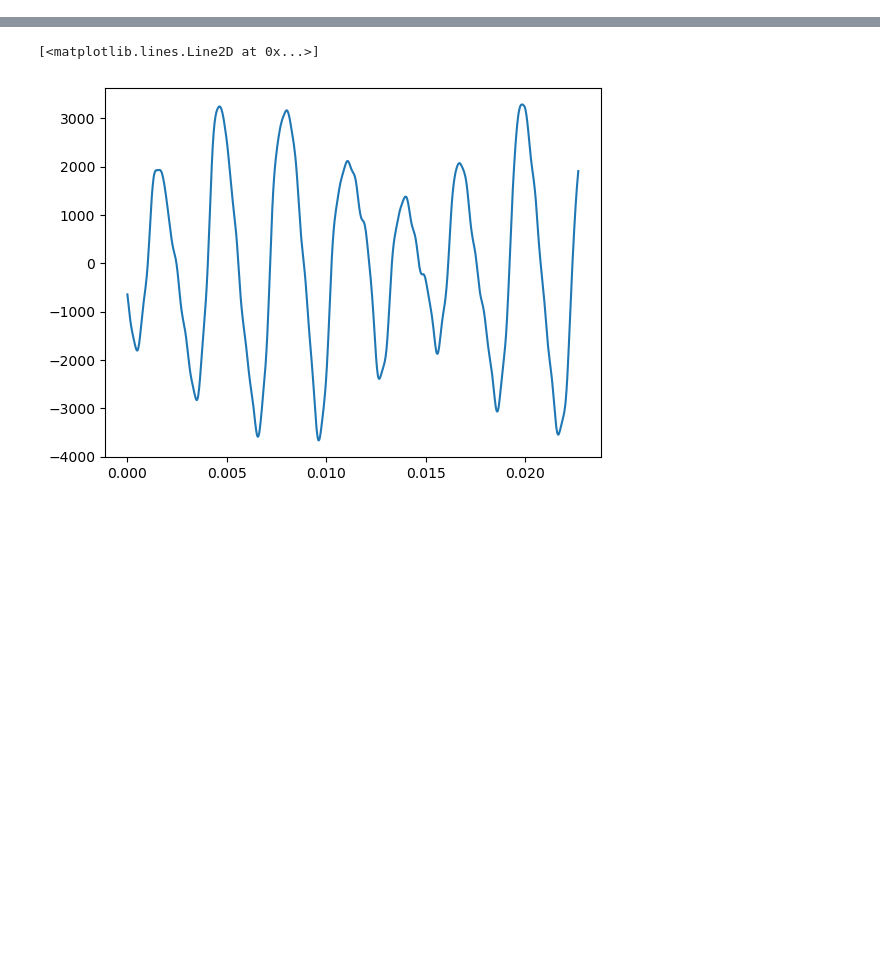
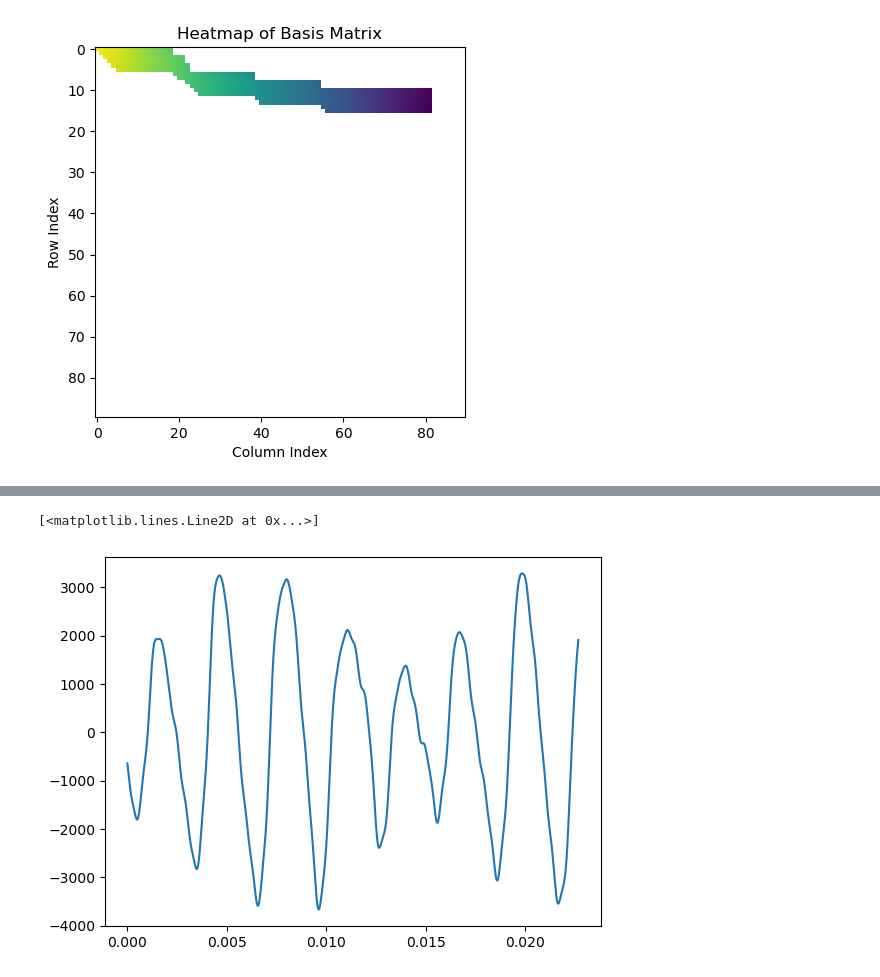
Before and after one commit to josephinecowley/Score-follower, a Jupyter notebook: viterbi_experiments/viterbi_state_duration_models.ipynb, the cells around one changed output, grey strips where cells are left out. Cells and saved outputs as stored; diff of their text form; code cells hidden in the pictures; blank space fills up the shorter version.

```diff
--- a/viterbi_experiments/viterbi_state_duration_models.ipynb
+++ b/viterbi_experiments/viterbi_state_duration_models.ipynb
@@ -315,3 +242,16 @@ for _, i in enumerate(sample_indices[:39]):
+# %%
+# Use imshow to plot the matrix as a heatmap
+plt.imshow(gamma, cmap='viridis', interpolation='nearest')
+
+# Set axis labels and title
+plt.xlabel('Column Index')
+plt.ylabel('Row Index')
+plt.title('Heatmap of Basis Matrix')
+
+# Show the plot
+plt.show()
+# %% [output]
+[figure, added]
 # %%
 print(score[:8])
 score[3] = [262, 330, 392, 523]
```
Also changed, not shown: parts of 24 cells of this notebook, 2 other files.
